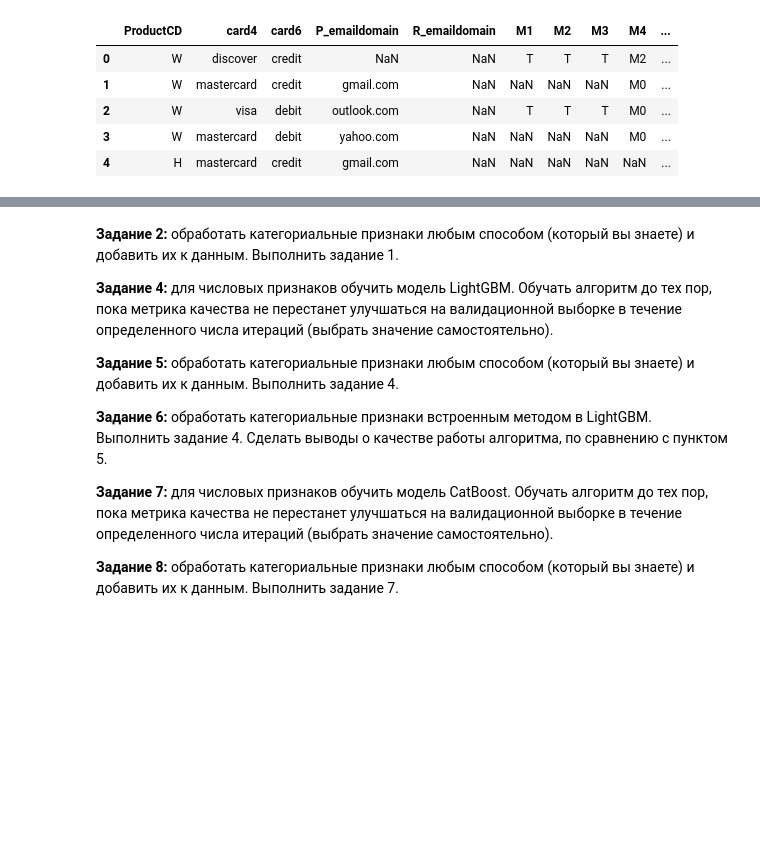
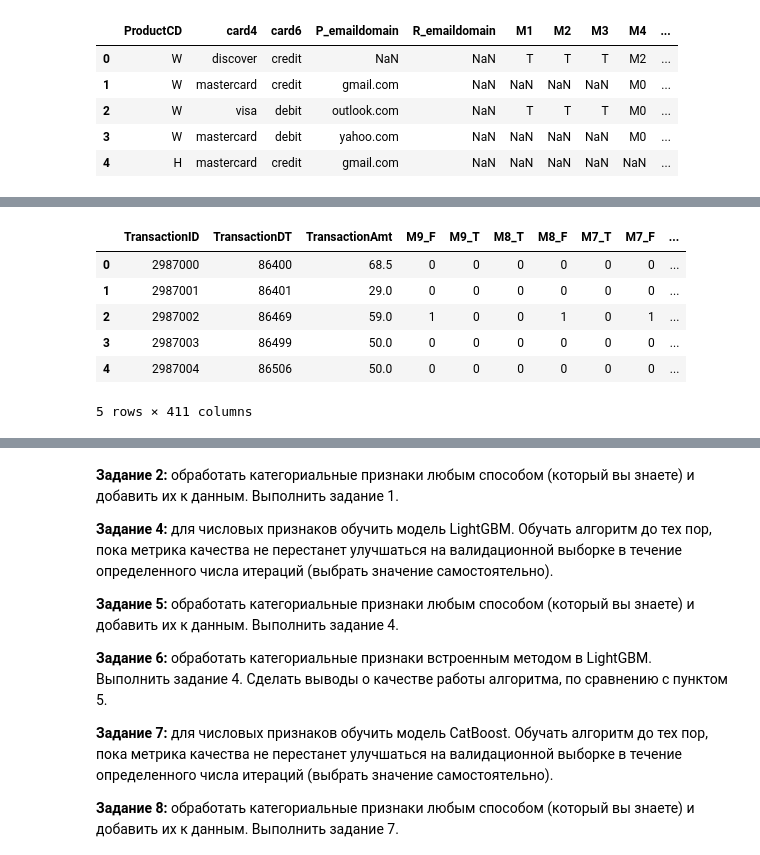
Before and after one commit to evelisko/GB_SDA_Kaggle, a Jupyter notebook: Lesson 2/HW_kaggle_Lesson_2.ipynb, the cells around one changed output, grey strips where cells are left out. Cells and saved outputs as stored; diff of their text form; code cells hidden in the pictures; blank space fills up the shorter version.

```diff
--- a/Lesson 2/HW_kaggle_Lesson_2.ipynb
+++ b/Lesson 2/HW_kaggle_Lesson_2.ipynb
@@ -564,0 +520,10 @@ model = xgb.train(
+# %%
+x_data_train_cat.head()
+# %% [output]
+|  | TransactionID | TransactionDT | TransactionAmt | M9_F | M9_T | M8_T | M8_F | M7_T | M7_F | ... |
+| 0 | 2987000 | 86400 | 68.5 | 0 | 0 | 0 | 0 | 0 | 0 | ... |
+| 1 | 2987001 | 86401 | 29.0 | 0 | 0 | 0 | 0 | 0 | 0 | ... |
+| 2 | 2987002 | 86469 | 59.0 | 1 | 0 | 0 | 1 | 0 | 1 | ... |
+| 3 | 2987003 | 86499 | 50.0 | 0 | 0 | 0 | 0 | 0 | 0 | ... |
+| 4 | 2987004 | 86506 | 50.0 | 0 | 0 | 0 | 0 | 0 | 0 | ... |
+5 rows × 411 columns
```
Also changed, not shown: parts of 65 cells of this notebook.
